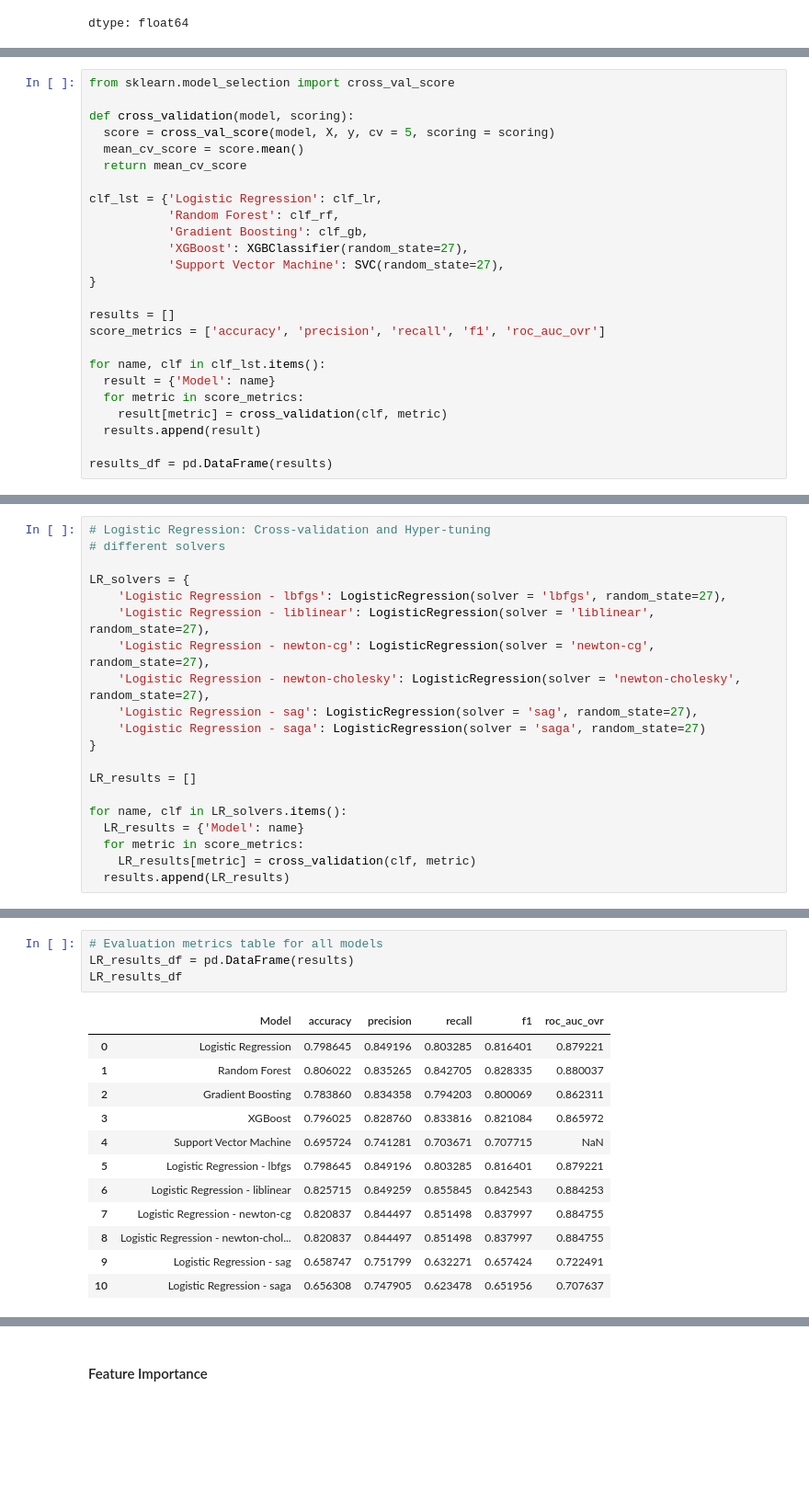
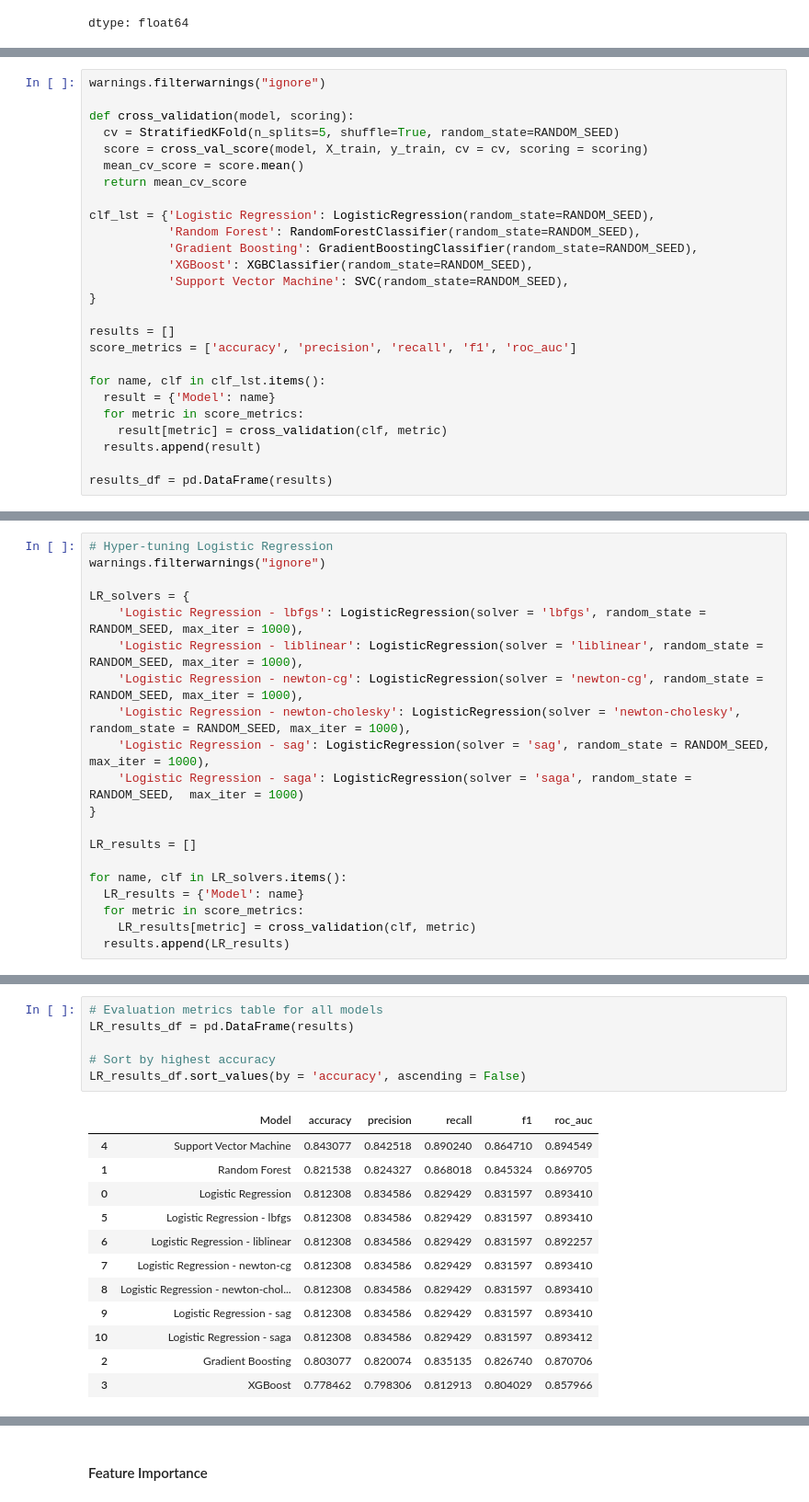
Before and after one commit to ilanamultak/siads_699_heart_disease, a Jupyter notebook: Predicting_Heart_Disease.ipynb, the cells around one changed output, grey strips where cells are left out. Shown at 92% size. Cells and saved outputs as stored; diff of their text form; blank space fills up the shorter version.

```diff
--- a/Predicting_Heart_Disease.ipynb
+++ b/Predicting_Heart_Disease.ipynb
@@ -497,20 +236,21 @@ Support Vector Machine: 0.8048780487804879
 # %%
-from sklearn.model_selection import cross_val_score
+warnings.filterwarnings("ignore")
 
 def cross_validation(model, scoring):
-  score = cross_val_score(model, X, y, cv = 5, scoring = scoring)
+  cv = StratifiedKFold(n_splits=5, shuffle=True, random_state=RANDOM_SEED)
+  score = cross_val_score(model, X_train, y_train, cv = cv, scoring = scoring)
   mean_cv_score = score.mean()
   return mean_cv_score
 
-clf_lst = {'Logistic Regression': clf_lr,
-           'Random Forest': clf_rf,
-           'Gradient Boosting': clf_gb,
-           'XGBoost': XGBClassifier(random_state=27),
-           'Support Vector Machine': SVC(random_state=27),
+clf_lst = {'Logistic Regression': LogisticRegression(random_state=RANDOM_SEED),
+           'Random Forest': RandomForestClassifier(random_state=RANDOM_SEED),
+           'Gradient Boosting': GradientBoostingClassifier(random_state=RANDOM_SEED),
+           'XGBoost': XGBClassifier(random_state=RANDOM_SEED),
+           'Support Vector Machine': SVC(random_state=RANDOM_SEED),
 }
 
 results = []
-score_metrics = ['accuracy', 'precision', 'recall', 'f1', 'roc_auc_ovr']
+score_metrics = ['accuracy', 'precision', 'recall', 'f1', 'roc_auc']
 
 for name, clf in clf_lst.items():
   result = {'Model': name}
@@ -553,14 +297,14 @@ Random Forest and Logistic Regression seems to have the highest accuracy.
 # %%
-# Logistic Regression: Cross-validation and Hyper-tuning
-# different solvers
+# Hyper-tuning Logistic Regression
+warnings.filterwarnings("ignore")
 
 LR_solvers = {
-    'Logistic Regression - lbfgs': LogisticRegression(solver = 'lbfgs', random_state=27),
-    'Logistic Regression - liblinear': LogisticRegression(solver = 'liblinear', random_state=27),
-    'Logistic Regression - newton-cg': LogisticRegression(solver = 'newton-cg', random_state=27),
-    'Logistic Regression - newton-cholesky': LogisticRegression(solver = 'newton-cholesky', random_state=27),
-    'Logistic Regression - sag': LogisticRegression(solver = 'sag', random_state=27),
-    'Logistic Regression - saga': LogisticRegression(solver = 'saga', random_state=27)
+    'Logistic Regression - lbfgs': LogisticRegression(solver = 'lbfgs', random_state = RANDOM_SEED, max_iter = 1000),
+    'Logistic Regression - liblinear': LogisticRegression(solver = 'liblinear', random_state = RANDOM_SEED, max_iter = 1000),
+    'Logistic Regression - newton-cg': LogisticRegression(solver = 'newton-cg', random_state = RANDOM_SEED, max_iter = 1000),
+    'Logistic Regression - newton-cholesky': LogisticRegression(solver = 'newton-cholesky', random_state = RANDOM_SEED, max_iter = 1000),
+    'Logistic Regression - sag': LogisticRegression(solver = 'sag', random_state = RANDOM_SEED, max_iter = 1000),
+    'Logistic Regression - saga': LogisticRegression(solver = 'saga', random_state = RANDOM_SEED,  max_iter = 1000)
 }
 
 LR_results = []
@@ -591,17 +317,19 @@ Please also refer to the documentation for alternative solver options:
 # %%
 # Evaluation metrics table for all models
 LR_results_df = pd.DataFrame(results)
-LR_results_df
+
+# Sort by highest accuracy
+LR_results_df.sort_values(by = 'accuracy', ascending = False)
 # %% [output]
-|  | Model | accuracy | precision | recall | f1 | roc_auc_ovr |
-| 0 | Logistic Regression | 0.798645 | 0.849196 | 0.803285 | 0.816401 | 0.879221 |
-| 1 | Random Forest | 0.806022 | 0.835265 | 0.842705 | 0.828335 | 0.880037 |
-| 2 | Gradient Boosting | 0.783860 | 0.834358 | 0.794203 | 0.800069 | 0.862311 |
-| 3 | XGBoost | 0.796025 | 0.828760 | 0.833816 | 0.821084 | 0.865972 |
-| 4 | Support Vector Machine | 0.695724 | 0.741281 | 0.703671 | 0.707715 | NaN |
-| 5 | Logistic Regression - lbfgs | 0.798645 | 0.849196 | 0.803285 | 0.816401 | 0.879221 |
-| 6 | Logistic Regression - liblinear | 0.825715 | 0.849259 | 0.855845 | 0.842543 | 0.884253 |
-| 7 | Logistic Regression - newton-cg | 0.820837 | 0.844497 | 0.851498 | 0.837997 | 0.884755 |
-| 8 | Logistic Regression - newton-chol... | 0.820837 | 0.844497 | 0.851498 | 0.837997 | 0.884755 |
-| 9 | Logistic Regression - sag | 0.658747 | 0.751799 | 0.632271 | 0.657424 | 0.722491 |
-| 10 | Logistic Regression - saga | 0.656308 | 0.747905 | 0.623478 | 0.651956 | 0.707637 |
+|  | Model | accuracy | precision | recall | f1 | roc_auc |
+| 4 | Support Vector Machine | 0.843077 | 0.842518 | 0.890240 | 0.864710 | 0.894549 |
+| 1 | Random Forest | 0.821538 | 0.824327 | 0.868018 | 0.845324 | 0.869705 |
+| 0 | Logistic Regression | 0.812308 | 0.834586 | 0.829429 | 0.831597 | 0.893410 |
+| 5 | Logistic Regression - lbfgs | 0.812308 | 0.834586 | 0.829429 | 0.831597 | 0.893410 |
+| 6 | Logistic Regression - liblinear | 0.812308 | 0.834586 | 0.829429 | 0.831597 | 0.892257 |
+| 7 | Logistic Regression - newton-cg | 0.812308 | 0.834586 | 0.829429 | 0.831597 | 0.893410 |
+| 8 | Logistic Regression - newton-chol... | 0.812308 | 0.834586 | 0.829429 | 0.831597 | 0.893410 |
+| 9 | Logistic Regression - sag | 0.812308 | 0.834586 | 0.829429 | 0.831597 | 0.893410 |
+| 10 | Logistic Regression - saga | 0.812308 | 0.834586 | 0.829429 | 0.831597 | 0.893412 |
+| 2 | Gradient Boosting | 0.803077 | 0.820074 | 0.835135 | 0.826740 | 0.870706 |
+| 3 | XGBoost | 0.778462 | 0.798306 | 0.812913 | 0.804029 | 0.857966 |
```
Also changed, not shown: parts of 66 cells of this notebook.
